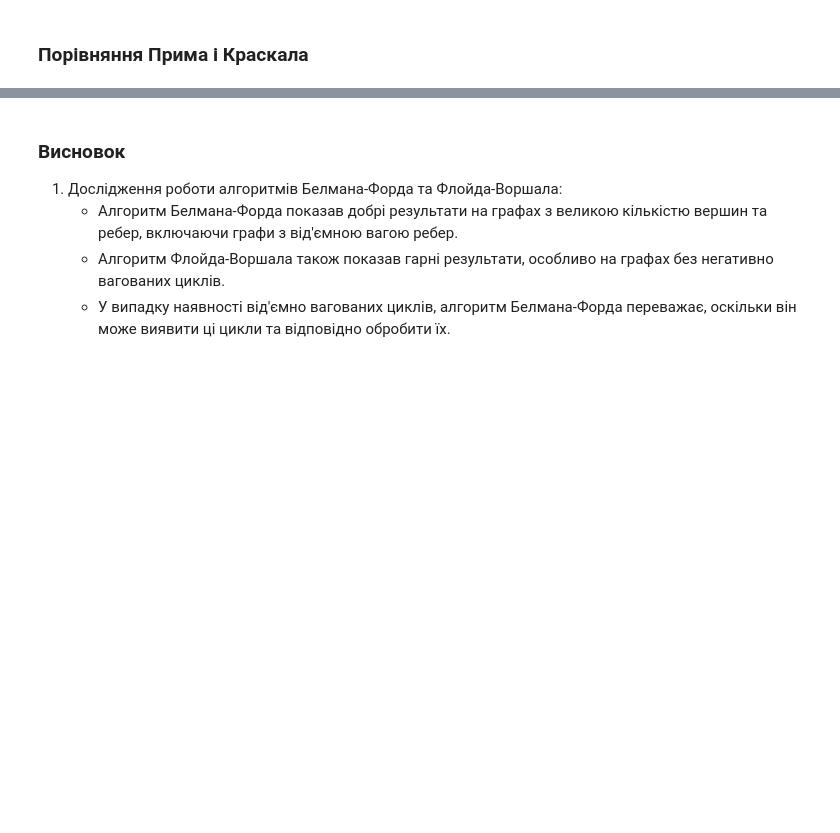
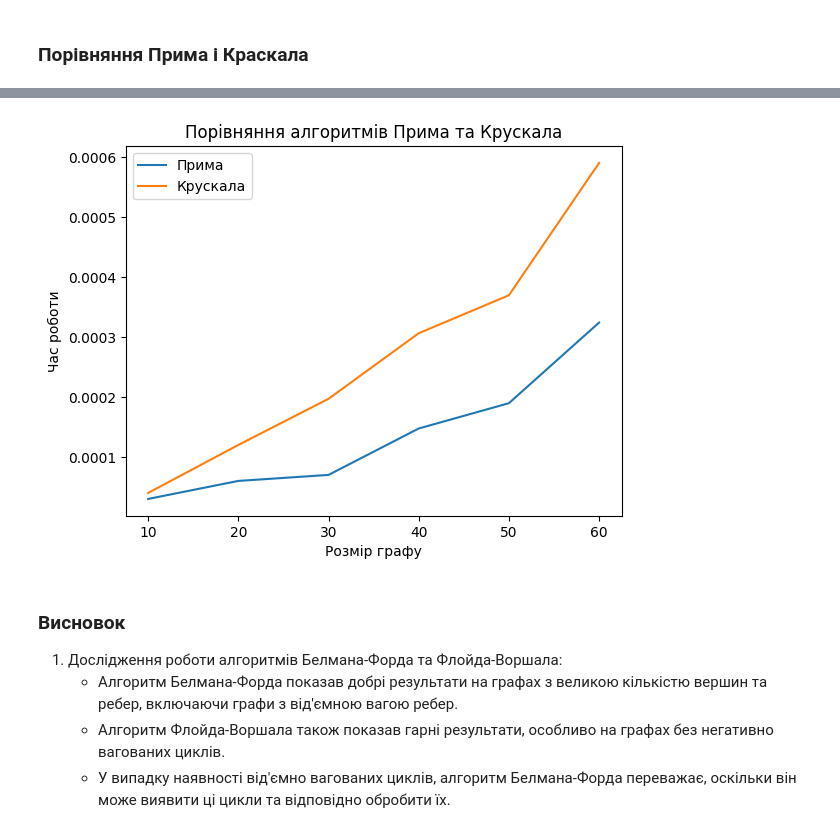
Before and after one commit to eugenekravchuk/algorithms_discrete, a Jupyter notebook: prim_and_kruskal/report_1.ipynb, the cells around one changed output, grey strips where cells are left out. Cells and saved outputs as stored; diff of their text form; code cells hidden in the pictures; blank space fills up the shorter version.

```diff
--- a/prim_and_kruskal/report_1.ipynb
+++ b/prim_and_kruskal/report_1.ipynb
@@ -85,6 +85,20 @@ def count_time(function, size):
         time_taken += end - start
 
     return time_taken / 100
+# %%
+def count_time_directed(function, size):
+    time_taken = 0
+    for _ in tqdm(range(100)):
+
+        G = gnp_random_connected_graph(size, 0.4, True)
+
+        start = time.time()
+        function(G)
+        end = time.time()
+
+        time_taken += end - start
+
+    return time_taken / 100
 # %% [markdown]
 ### Алгоритм Краскала
 # %%
@@ -263,3 +277,17 @@ plt.show()
+# %%
+graph_sizes = [10, 20, 30, 40, 50, 60]
+prim_times_comp = [count_time_directed(prims_algorithm, size) for size in graph_sizes]  # Приклад часу роботи для алгоритму Прима
+kruskal_times_comp = [count_time_directed(kruskal_algo, size) for size in graph_sizes]  # Приклад часу роботи для алгоритму Крускала
+
+plt.plot(graph_sizes, prim_times_comp, label='Прима')
+plt.plot(graph_sizes, kruskal_times_comp, label='Крускала')
+plt.xlabel('Розмір графу')
+plt.ylabel('Час роботи')
+plt.title('Порівняння алгоритмів Прима та Крускала')
+plt.legend()
+plt.show()
+# %% [output]
+[figure, added]
 # %% [markdown]
 ### Висновок
 
```
Also changed, not shown: parts of 2 cells of this notebook, 1 other file.
